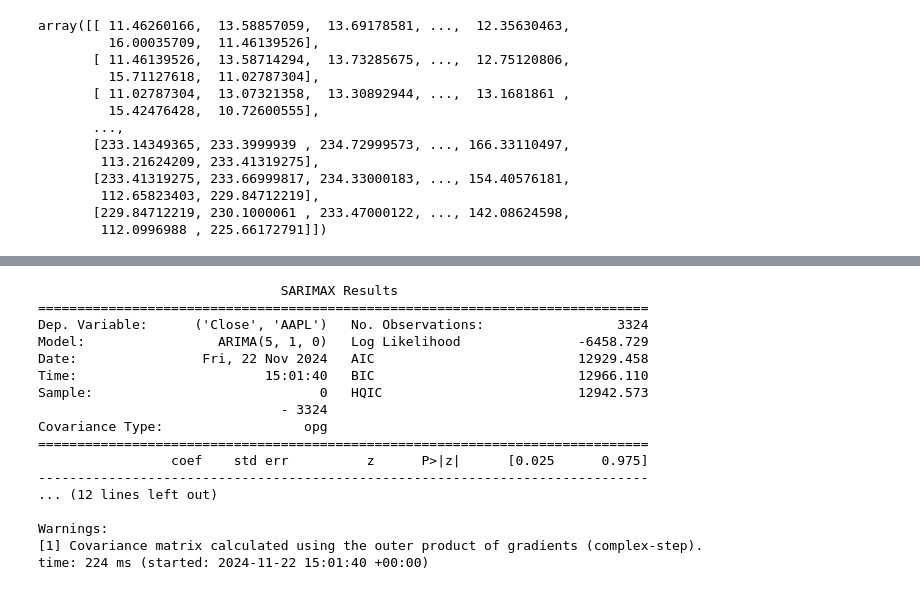
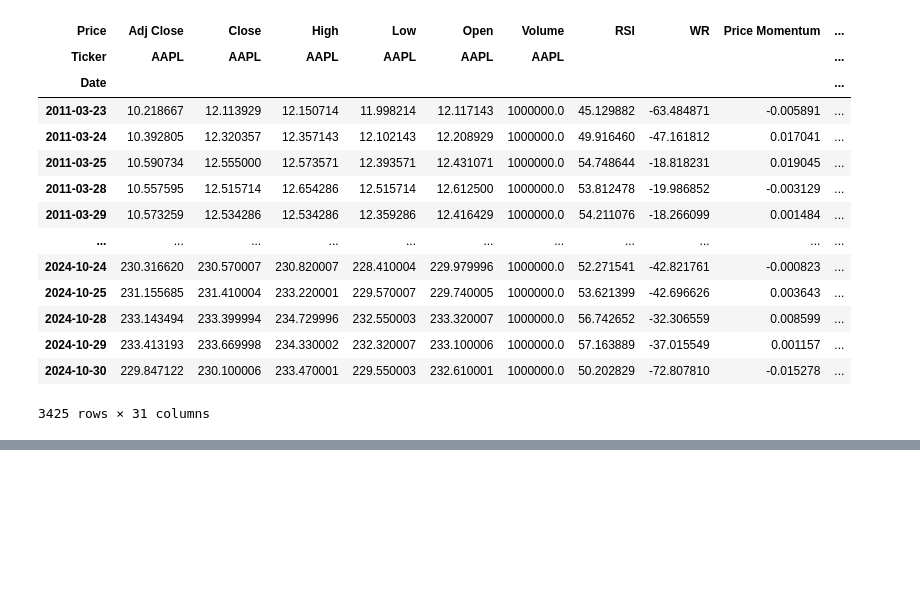
Before and after one commit to adefiqri12/GAN-LSTM-stock-price-prediction, a Jupyter notebook: 1. feature_engineering.ipynb, the cells around one changed output, grey strips where cells are left out. Saved outputs shown, nothing was run; the diff lists cells and outputs as text; code cells hidden in the pictures; blank space fills up the shorter version.

```diff
--- a/1. feature_engineering.ipynb
+++ b/1. feature_engineering.ipynb
@@ -370,16 +550,18 @@ time: 1.5 s (started: 2024-11-22 15:01:39 +00:00)
 # %%
-combined_values[0]
+combined_dfs[0]
 # %% [output]
+| Price | Adj Close | Close | High | Low | Open | Volume | RSI | WR | Price Momentum | ... |
+| Ticker | AAPL | AAPL | AAPL | AAPL | AAPL | AAPL |  |  |  | ... |
+| Date |  |  |  |  |  |  |  |  |  | ... |
+| 2011-03-23 | 10.218667 | 12.113929 | 12.150714 | 11.998214 | 12.117143 | 1000000.0 | 45.129882 | -63.484871 | -0.005891 | ... |
+| 2011-03-24 | 10.392805 | 12.320357 | 12.357143 | 12.102143 | 12.208929 | 1000000.0 | 49.916460 | -47.161812 | 0.017041 | ... |
+| 2011-03-25 | 10.590734 | 12.555000 | 12.573571 | 12.393571 | 12.431071 | 1000000.0 | 54.748644 | -18.818231 | 0.019045 | ... |
+| 2011-03-28 | 10.557595 | 12.515714 | 12.654286 | 12.515714 | 12.612500 | 1000000.0 | 53.812478 | -19.986852 | -0.003129 | ... |
+| 2011-03-29 | 10.573259 | 12.534286 | 12.534286 | 12.359286 | 12.416429 | 1000000.0 | 54.211076 | -18.266099 | 0.001484 | ... |
+| ... | ... | ... | ... | ... | ... | ... | ... | ... | ... | ... |
+| 2024-10-24 | 230.316620 | 230.570007 | 230.820007 | 228.410004 | 229.979996 | 1000000.0 | 52.271541 | -42.821761 | -0.000823 | ... |
+| 2024-10-25 | 231.155685 | 231.410004 | 233.220001 | 229.570007 | 229.740005 | 1000000.0 | 53.621399 | -42.696626 | 0.003643 | ... |
+| 2024-10-28 | 233.143494 | 233.399994 | 234.729996 | 232.550003 | 233.320007 | 1000000.0 | 56.742652 | -32.306559 | 0.008599 | ... |
+| 2024-10-29 | 233.413193 | 233.669998 | 234.330002 | 232.320007 | 233.100006 | 1000000.0 | 57.163889 | -37.015549 | 0.001157 | ... |
+| 2024-10-30 | 229.847122 | 230.100006 | 233.470001 | 229.550003 | 232.610001 | 1000000.0 | 50.202829 | -72.807810 | -0.015278 | ... |
-array([[ 11.46260166,  13.58857059,  13.69178581, ...,  12.35630463,
-         16.00035709,  11.46139526],
-       [ 11.46139526,  13.58714294,  13.73285675, ...,  12.75120806,
-         15.71127618,  11.02787304],
-       [ 11.02787304,  13.07321358,  13.30892944, ...,  13.1681861 ,
-         15.42476428,  10.72600555],
-       ...,
-       [233.14349365, 233.3999939 , 234.72999573, ..., 166.33110497,
-        113.21624209, 233.41319275],
-       [233.41319275, 233.66999817, 234.33000183, ..., 154.40576181,
-        112.65823403, 229.84712219],
-       [229.84712219, 230.1000061 , 233.47000122, ..., 142.08624598,
-        112.0996988 , 225.66172791]])
+3425 rows × 31 columns
@@ -387,25 +568,0 @@ time: 2.98 ms (started: 2024-11-22 15:01:40 +00:00)
-# %%
-from statsmodels.tsa.arima.model import ARIMA
-
-series = combined_dfs[0].iloc[:, 1]
-model = ARIMA(series, order=(5, 1, 0))
-model_fit = model.fit()
-print(model_fit.summary())
-# %% [output]
-                               SARIMAX Results
-==============================================================================
-Dep. Variable:      ('Close', 'AAPL')   No. Observations:                 3324
-Model:                 ARIMA(5, 1, 0)   Log Likelihood               -6458.729
-Date:                Fri, 22 Nov 2024   AIC                          12929.458
-Time:                        15:01:40   BIC                          12966.110
-Sample:                             0   HQIC                         12942.573
-                               - 3324
-Covariance Type:                  opg
-==============================================================================
-                 coef    std err          z      P>|z|      [0.025      0.975]
-------------------------------------------------------------------------------
-... (12 lines left out)
-
-Warnings:
-[1] Covariance matrix calculated using the outer product of gradients (complex-step).
-time: 224 ms (started: 2024-11-22 15:01:40 +00:00)
```
Also changed, not shown: parts of 24 cells of this notebook, 1 other file.
